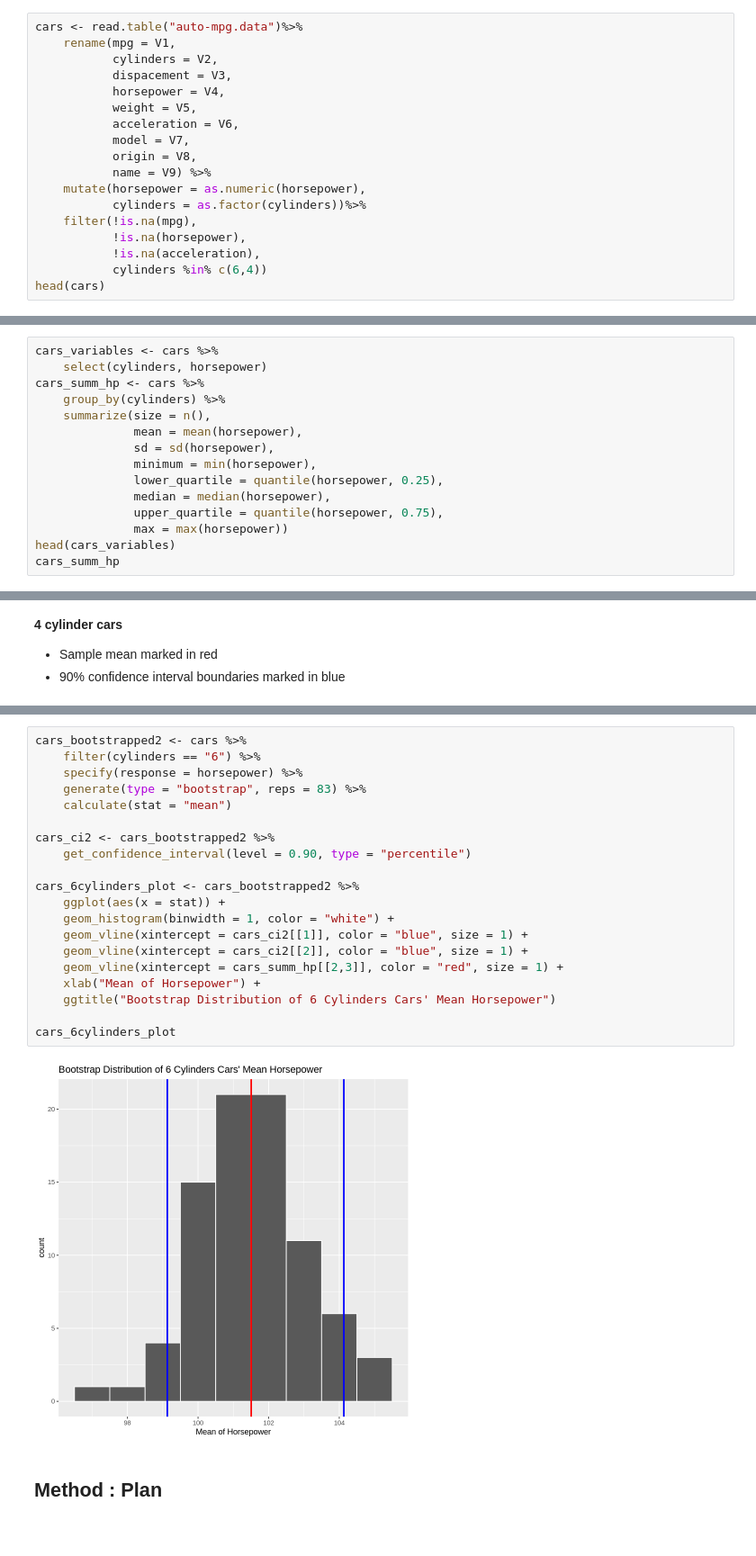
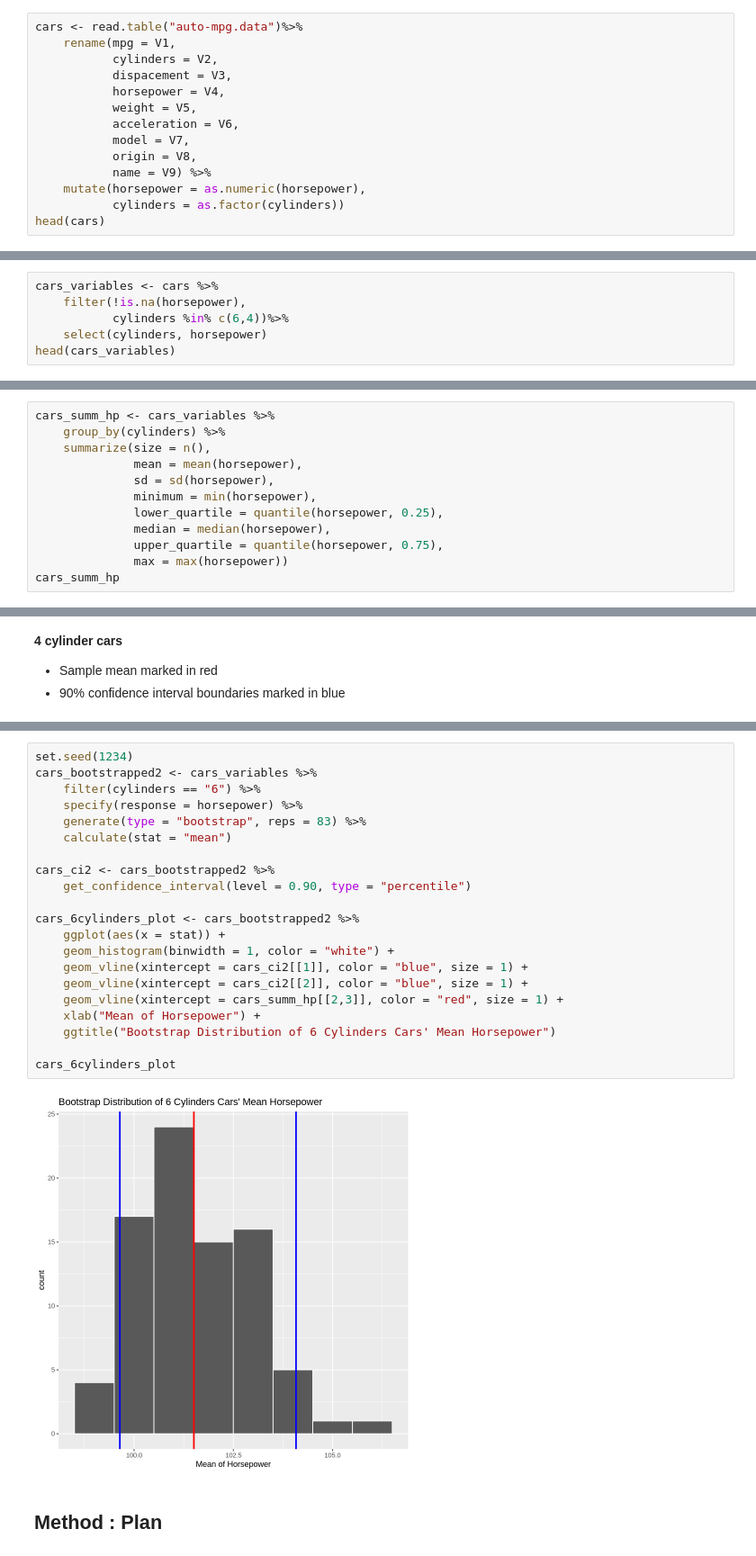
Before and after one commit to FanXiaoran/Team14_Project, a Jupyter notebook: project_proposal.ipynb, the cells around one changed output, grey strips where cells are left out. Shown at 90% size. Drawn from its saved outputs; the diff is of its cells as text.

```diff
--- a/project_proposal.ipynb
+++ b/project_proposal.ipynb
@@ -74,11 +73,7 @@ cars <- read.table("auto-mpg.data")%>%
            origin = V8,
            name = V9) %>%
     mutate(horsepower = as.numeric(horsepower),
-           cylinders = as.factor(cylinders))%>%
-    filter(!is.na(mpg),
-           !is.na(horsepower),
-           !is.na(acceleration),
-           cylinders %in% c(6,4))
+           cylinders = as.factor(cylinders))
 head(cars)
 # %% [output]
 Warning message in mask$eval_all_mutate(quo):
@@ -97,18 +92,9 @@ Selecting the columns relevant to our study and calculating the statistics we wi
 # %%
 cars_variables <- cars %>%
+    filter(!is.na(horsepower),
+           cylinders %in% c(6,4))%>%
     select(cylinders, horsepower)
-cars_summ_hp <- cars %>%
-    group_by(cylinders) %>%
-    summarize(size = n(),
-              mean = mean(horsepower),
-              sd = sd(horsepower),
-              minimum = min(horsepower),
-              lower_quartile = quantile(horsepower, 0.25),
-              median = median(horsepower),
-              upper_quartile = quantile(horsepower, 0.75),
-              max = max(horsepower))
 head(cars_variables)
-cars_summ_hp
 # %% [output]
 A data.frame: 6 × 2
 |  | cylinders | horsepower |
@@ -126,0 +110,12 @@ A tibble: 2 × 9
+# %%
+cars_summ_hp <- cars_variables %>%
+    group_by(cylinders) %>%
+    summarize(size = n(),
+              mean = mean(horsepower),
+              sd = sd(horsepower),
+              minimum = min(horsepower),
+              lower_quartile = quantile(horsepower, 0.25),
+              median = median(horsepower),
+              upper_quartile = quantile(horsepower, 0.75),
+              max = max(horsepower))
+cars_summ_hp
@@ -171,25 +175,26 @@ cars_4cylinders_plot
 # %%
-cars_bootstrapped2 <- cars %>%
+set.seed(1234)
+cars_bootstrapped2 <- cars_variables %>%
     filter(cylinders == "6") %>%
     specify(response = horsepower) %>%
     generate(type = "bootstrap", reps = 83) %>%
     calculate(stat = "mean")
 
 cars_ci2 <- cars_bootstrapped2 %>%
     get_confidence_interval(level = 0.90, type = "percentile")
 
 cars_6cylinders_plot <- cars_bootstrapped2 %>%
     ggplot(aes(x = stat)) +
     geom_histogram(binwidth = 1, color = "white") +
     geom_vline(xintercept = cars_ci2[[1]], color = "blue", size = 1) +
     geom_vline(xintercept = cars_ci2[[2]], color = "blue", size = 1) +
     geom_vline(xintercept = cars_summ_hp[[2,3]], color = "red", size = 1) +
     xlab("Mean of Horsepower") +
     ggtitle("Bootstrap Distribution of 6 Cylinders Cars' Mean Horsepower")
 
 cars_6cylinders_plot
 # %% [output]
-[figure, old version]
+[figure, new version]
 # %% [markdown]
 ## Method : Plan
 # %% [markdown]
```
Also changed, not shown: parts of 10 cells of this notebook.
